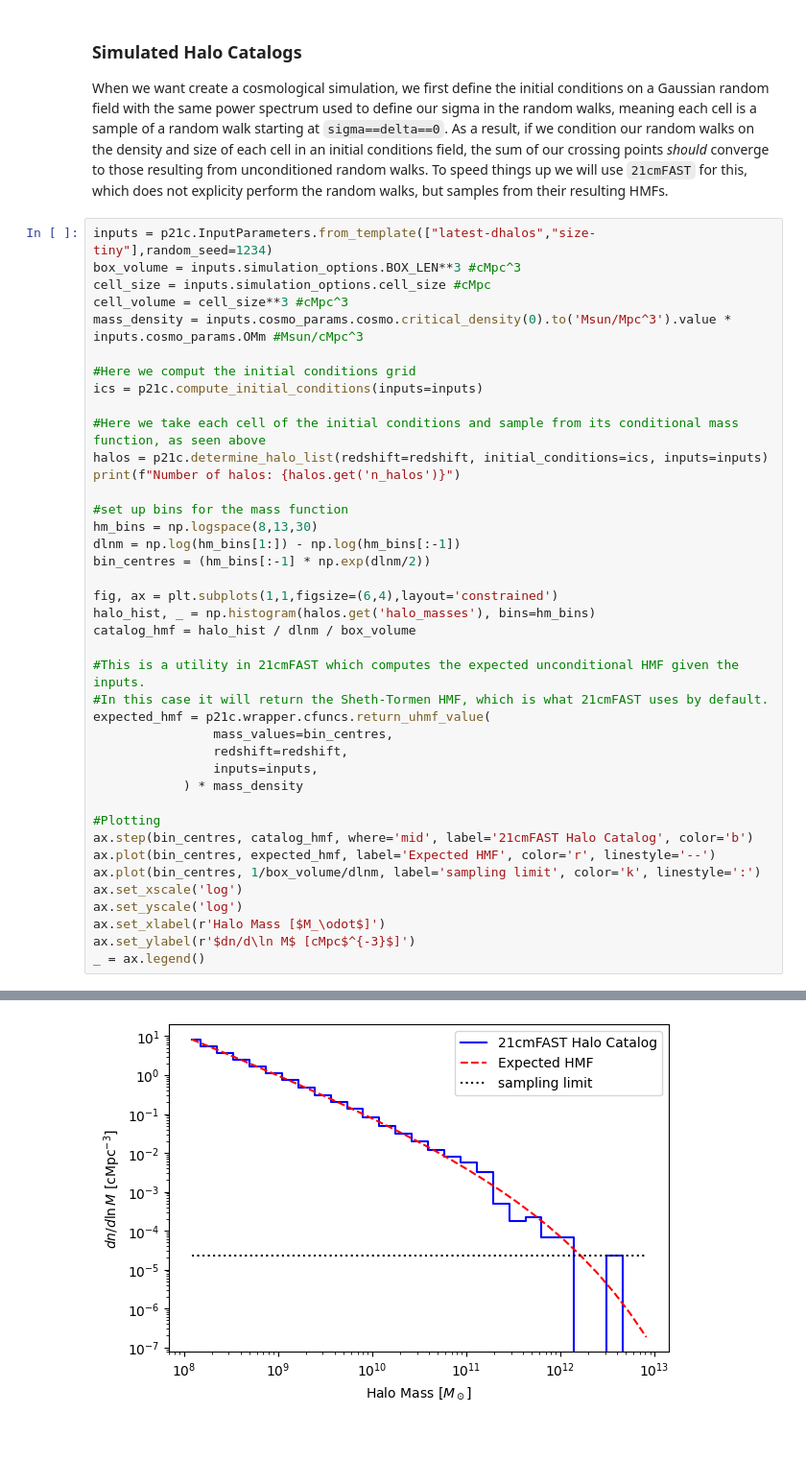
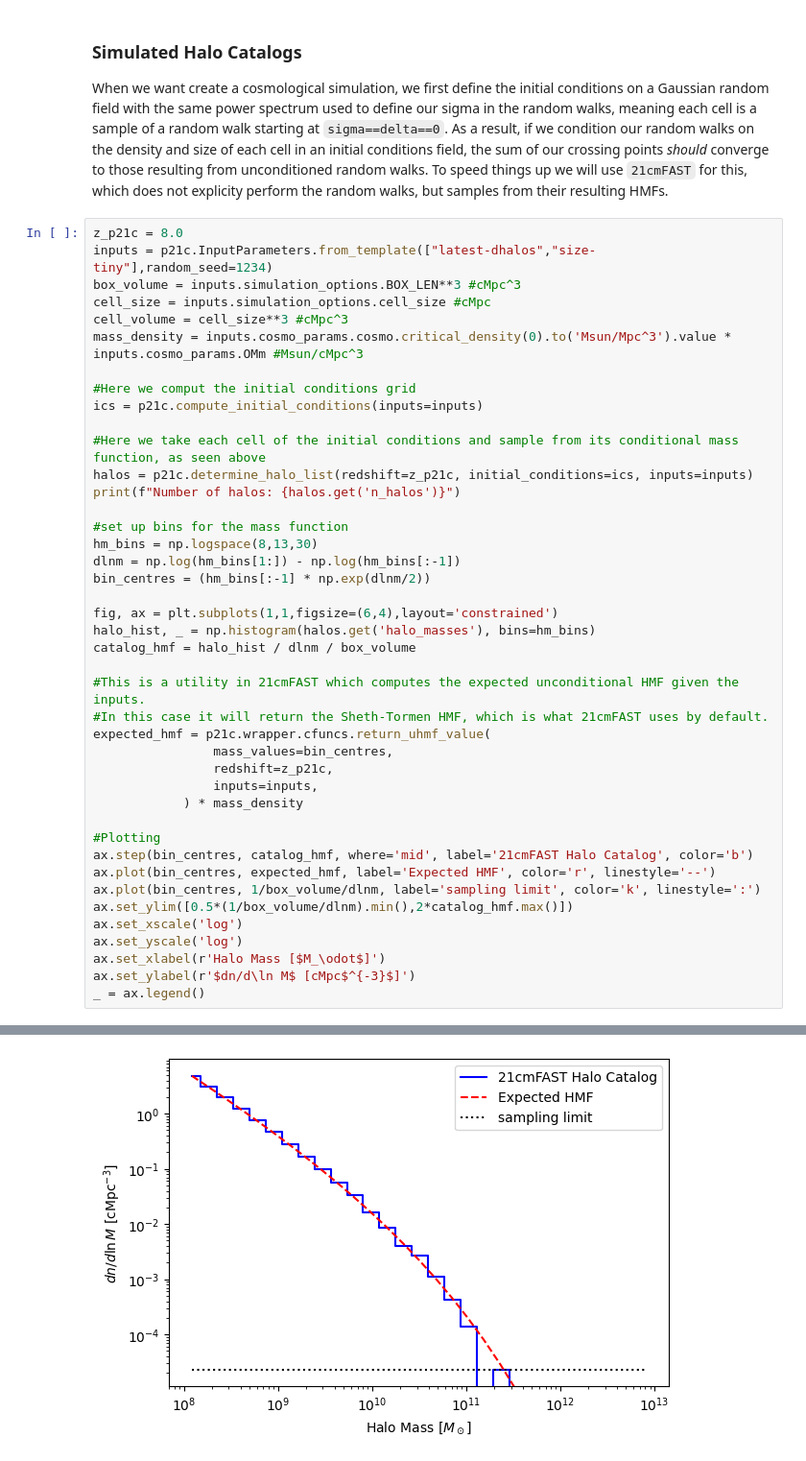
Before and after one commit to 21cmfast/Structure-Formation, a Jupyter notebook: tutorials/03-halos.ipynb, the cells around one changed output, grey strips where cells are left out. Shown at 96% size. Drawn from its saved outputs; the diff is of its cells as text.

```diff
--- a/tutorials/03-halos.ipynb
+++ b/tutorials/03-halos.ipynb
@@ -490,6 +518,7 @@ It should be clear that random walks which start at higher density have a higher
 
 When we want create a cosmological simulation, we first define the initial conditions on a Gaussian random field with the same power spectrum used to define our sigma in the random walks, meaning each cell is a sample of a random walk starting at `sigma==delta==0`. As a result, if we condition our random walks on the density and size of each cell in an initial conditions field, the sum of our crossing points *should* converge to those resulting from unconditioned random walks. To speed things up we will use `21cmFAST` for this, which does not explicity perform the random walks, but samples from their resulting HMFs.
 # %%
+z_p21c = 8.0
 inputs = p21c.InputParameters.from_template(["latest-dhalos","size-tiny"],random_seed=1234)
 box_volume = inputs.simulation_options.BOX_LEN**3 #cMpc^3
 cell_size = inputs.simulation_options.cell_size #cMpc
@@ -500,7 +529,7 @@ mass_density = inputs.cosmo_params.cosmo.critical_density(0).to('Msun/Mpc^3').va
 ics = p21c.compute_initial_conditions(inputs=inputs)
 
 #Here we take each cell of the initial conditions and sample from its conditional mass function, as seen above
-halos = p21c.determine_halo_list(redshift=redshift, initial_conditions=ics, inputs=inputs)
+halos = p21c.determine_halo_list(redshift=z_p21c, initial_conditions=ics, inputs=inputs)
 print(f"Number of halos: {halos.get('n_halos')}")
 
 #set up bins for the mass function
@@ -516,7 +545,7 @@ catalog_hmf = halo_hist / dlnm / box_volume
 #In this case it will return the Sheth-Tormen HMF, which is what 21cmFAST uses by default.
 expected_hmf = p21c.wrapper.cfuncs.return_uhmf_value(
                 mass_values=bin_centres,
-                redshift=redshift,
+                redshift=z_p21c,
                 inputs=inputs,
             ) * mass_density
 
@@ -524,6 +553,7 @@ expected_hmf = p21c.wrapper.cfuncs.return_uhmf_value(
 ax.step(bin_centres, catalog_hmf, where='mid', label='21cmFAST Halo Catalog', color='b')
 ax.plot(bin_centres, expected_hmf, label='Expected HMF', color='r', linestyle='--')
 ax.plot(bin_centres, 1/box_volume/dlnm, label='sampling limit', color='k', linestyle=':')
+ax.set_ylim([0.5*(1/box_volume/dlnm).min(),2*catalog_hmf.max()])
 ax.set_xscale('log')
 ax.set_yscale('log')
 ax.set_xlabel(r'Halo Mass [$M_\odot$]')
@@ -534 +564 @@ Number of halos: 1088959
-[figure, old version]
+[figure, new version]
```
Also changed, not shown: parts of 9 cells of this notebook, 1 other file.
